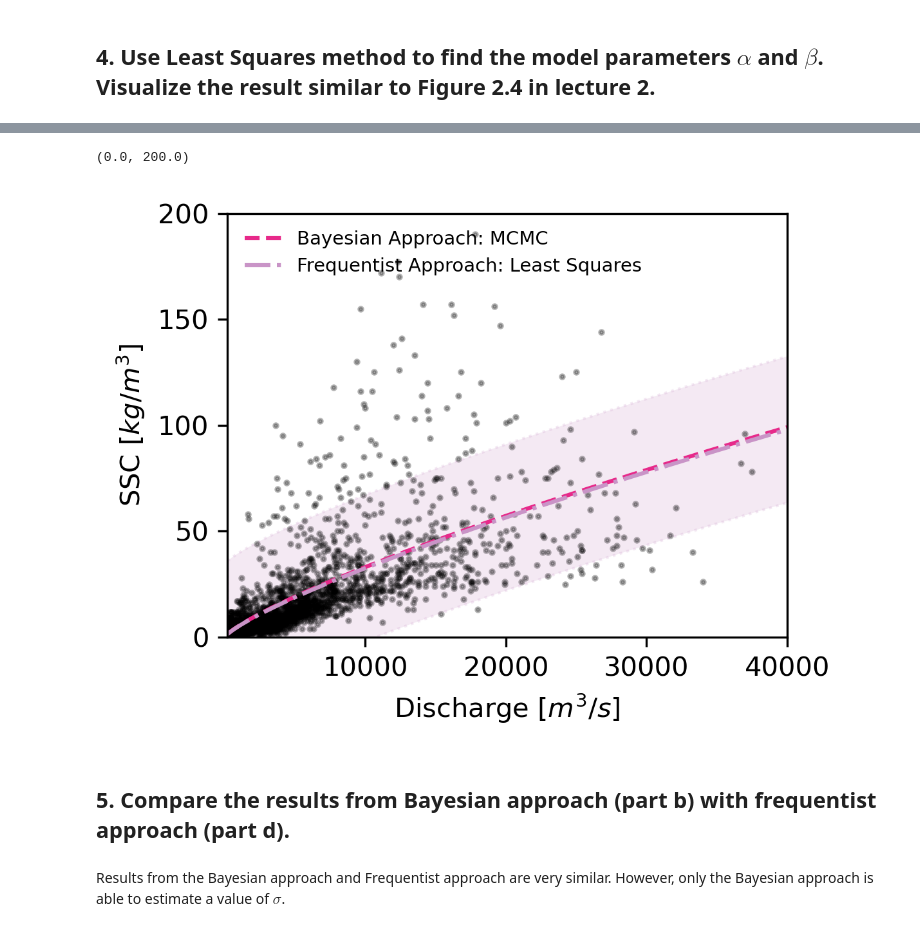
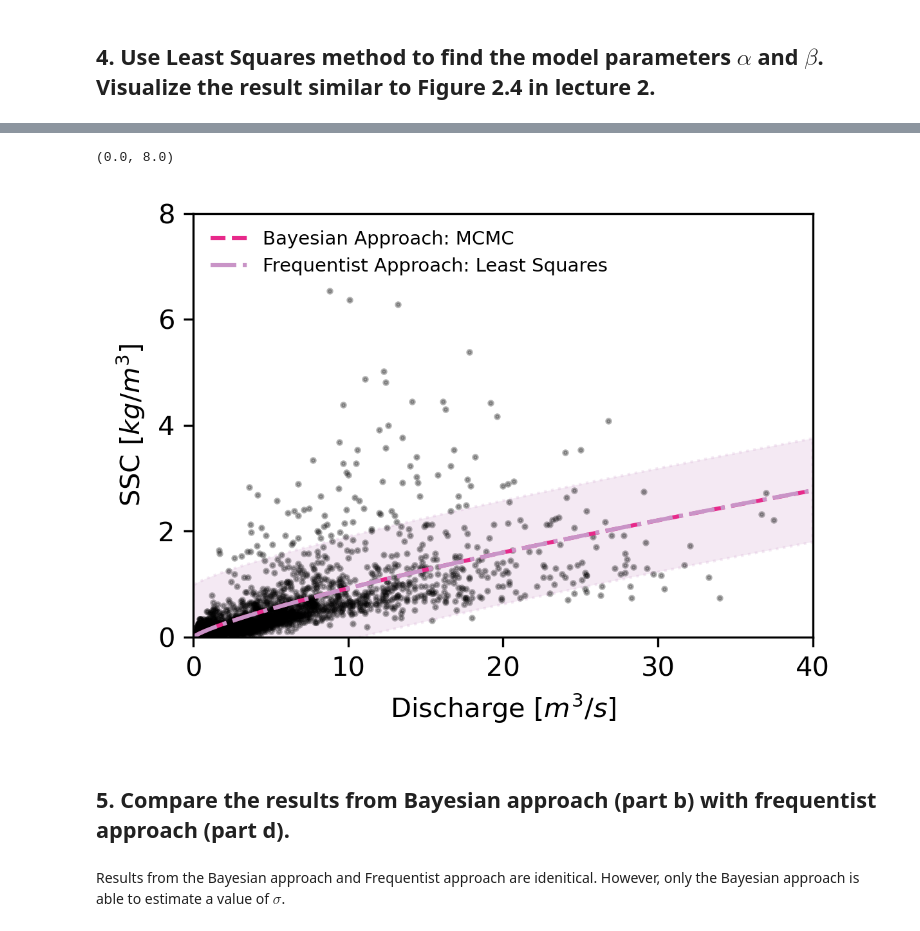
Before and after one commit to bKeungAuyeung/MSTA-Final, a Jupyter notebook: bAuyeung_Final-Code_MSTA.ipynb, the cells around one changed output, grey strips where cells are left out. Saved outputs shown, nothing was run; the diff lists cells and outputs as text; code cells hidden in the pictures.

```diff
--- a/bAuyeung_Final-Code_MSTA.ipynb
+++ b/bAuyeung_Final-Code_MSTA.ipynb
@@ -48,8 +48,8 @@ data
 | 3650 | 1971-09-29 | 7.0 | 740 |
 3651 rows × 3 columns
 # %%
-x = data["Discharge"]
-y = data["Suspended sediment concentration"]
+x = data["Discharge"] * 0.001
+y = data["Suspended sediment concentration"] * 0.0283168
 data.describe()
 # %% [output]
 |  | Date | Suspended sediment concentration | Discharge |
@@ -100,11 +100,11 @@ sigma = 2.868
 # %%
 # using the alpha and beta from MLE, generate ensemble of curves and visualize
-alpha_guesses = np.linspace(0.0175, 0.0225, 10)
+alpha_guesses = np.linspace(0.125, 0.175, 10)
 beta_guesses = np.linspace(0.75, 0.85, 10)
 
 fig, ax = plt.subplots(figsize=(4,3), tight_layout=True, dpi=300)
 
-Q_line = np.linspace(200, 40000, 10000)
+Q_line = np.linspace(0, 40, 10000)
 
 ax.plot(x,y, color = "black", alpha = 0.3, linestyle = "None", marker = ".", markersize = 3)
 
@@ -113,6 +113,6 @@ for alpha, beta in zip(alpha_guesses, beta_guesses):
 
 ax.set_xlabel('Discharge $[m^3/s]$')
 ax.set_ylabel('SSC $[kg/m^3]$')
-ax.set_xlim(200, 40000)
-ax.set_ylim(0, 200)
+ax.set_xlim(0, 40)
+ax.set_ylim(0, 8)
 # %% [output]
@@ -146,7 +146,7 @@ sampler = emcee.EnsembleSampler(
     nwalkers, ndim, log_posterior, args=(x, y)
 )
 ## sensitive to initial values
-guesses = [alpha_nll, beta_nll, np.log(17)] + 0.01 * np.random.randn(nwalkers, ndim)
+guesses = [alpha_nll, beta_nll, sigma_nll] + 0.001 * np.random.randn(nwalkers, ndim)
 
 sampler.run_mcmc(guesses, nsteps, progress=False)
 # %% [output]
@@ -322,24 +322,24 @@ Via MCMC
 # %%
 fig, ax = plt.subplots(figsize=(4,3), tight_layout=True, dpi=300)
-Q_line = np.linspace(200, 50000, 10000) # test muliple flow rate values
+Q_line = np.linspace(0, 40, 10000) # test muliple flow rate values
 
 ax.plot(x,y, color = "black", alpha = 0.3, linestyle = "None", marker = ".", markersize = 3)
 ax.plot(Q_line, est_alpha*Q_line**est_beta, '--', alpha = 1, color = "#e7298a", label = "Bayesian Approach: MCMC")
 
 ax.plot(Q_line, alpha_ls*Q_line**beta_ls, linestyle='-.', alpha = 1, color ='#c994c7', label = "Frequentist Approach: Least Squares")
 ax.fill_between(Q_line, alpha_ls*Q_line**beta_ls - 1.96 * est_sigma, alpha_ls*Q_line**beta_ls + 1.96 * est_sigma,\
                 linestyle=':', color='#c994c7', alpha=0.2)
 
 plt.legend(frameon = False, loc = 'upper left', fontsize = 7)
 
 ax.set_xlabel('Discharge $[m^3/s]$')
 ax.set_ylabel('SSC $[kg/m^3]$')
-ax.set_xlim(200, 40000)
-ax.set_ylim(0, 200)
+ax.set_xlim(0, 40)
+ax.set_ylim(0, 8)
 # %% [output]
-(0.0, 200.0)
+(0.0, 8.0)
-[figure, old version]
+[figure, new version]
 # %% [markdown]
 ## 5. Compare the results from Bayesian approach (part b) with frequentist approach (part d).
 # %% [markdown]
-Results from the Bayesian approach and Frequentist approach are very similar. However, only the Bayesian approach is able to estimate a value of $\sigma$.
+Results from the Bayesian approach and Frequentist approach are idenitical. However, only the Bayesian approach is able to estimate a value of $\sigma$.
```
Also changed, not shown: parts of 8 cells of this notebook, 3 other files.
